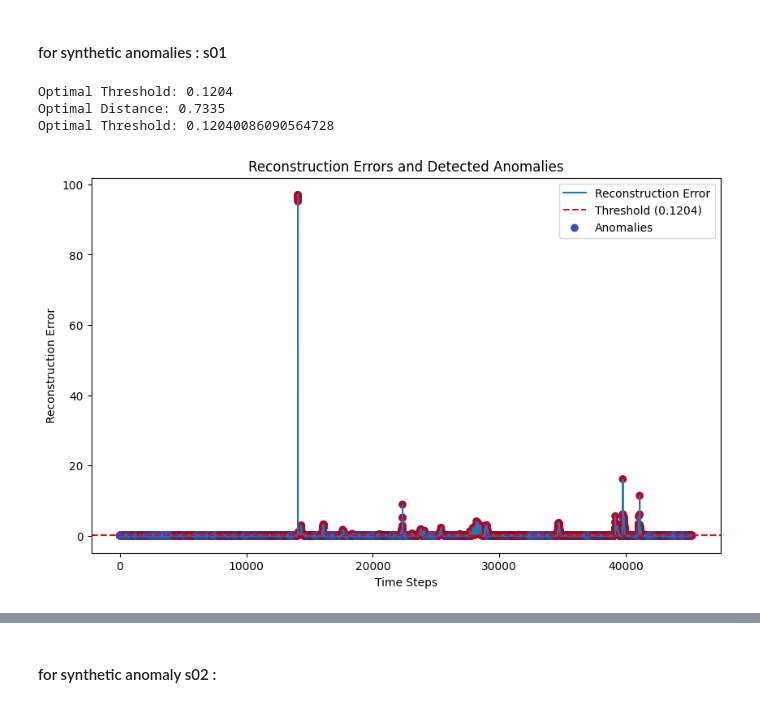
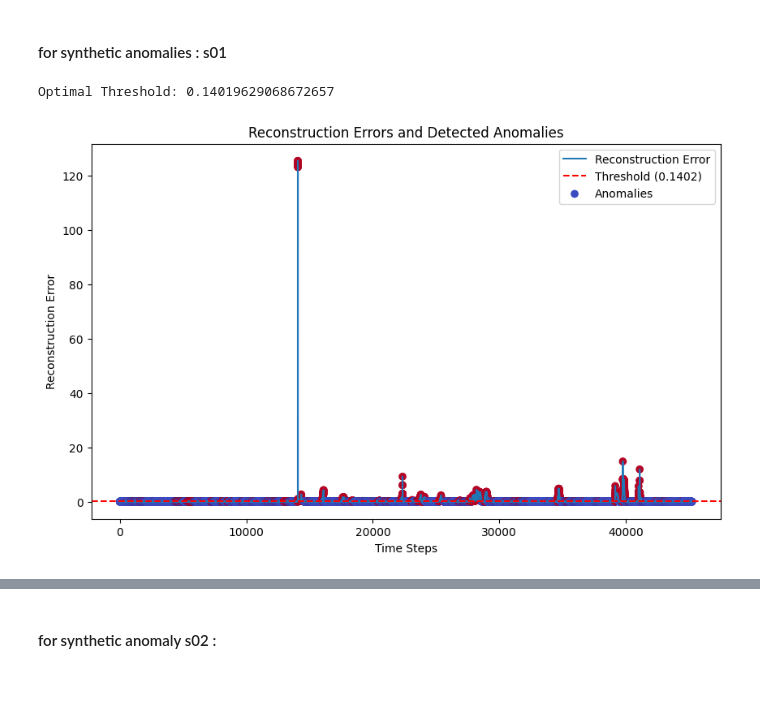
Before and after one commit to j0shcd/ml4pm-project, a Jupyter notebook: Hubert_Tries.ipynb, the cells around one changed output, grey strips where cells are left out. Saved outputs shown, nothing was run; the diff lists cells and outputs as text; code cells hidden in the pictures.

```diff
--- a/Hubert_Tries.ipynb
+++ b/Hubert_Tries.ipynb
@@ -583,0 +663,38 @@ visualize_anomalies(reconstruction_errors, anomaly_scores, threshold)
+# %%
+# Step 4: Get reconstruction errors on validation set
+val_reconstruction = u5_turbine_trained_model(val_tensor)[0]  # Reconstructed outputs
+val_errors = torch.mean((val_tensor - val_reconstruction) ** 2, axis=1).detach().numpy()  # Mean Squared Errors
+
+
+# Step 5 : Define threshold based on the standard deviation :
+
+mean_error = np.mean(val_reconstruction.detach().numpy())
+std_error = np.std(val_errors)
+
+k = 0.210
+threshold = mean_error + k * std_error
+print(f"Threshold: {threshold}")
+
+# # Step 5: Define the threshold using the optimization approach
+# def find_optimal_threshold(val_errors, val_labels=None):
+#     if val_labels is None:
+#         # Simulate "normal" labels since training is only on normal data
+#         val_labels = np.zeros(len(val_errors))
+
+#     # Precision-Recall Curve
+#     precisions, recalls, thresholds = precision_recall_curve(val_labels, val_errors)
+
+#     # Compute F1 scores for all thresholds
+#     f1_scores = 2 * (precisions * recalls) / (precisions + recalls + 1e-10)  # Avoid division by zero
+#     optimal_idx = np.argmax(f1_scores)  # Index of the best F1-score
+#     optimal_threshold = thresholds[optimal_idx]
+
+#     print(f"Optimal Threshold: {optimal_threshold}")
+#     print(f"Best F1-Score: {f1_scores[optimal_idx]}")
+#     return optimal_threshold
+
+# Simulate labels for validation (assuming normal behavior in training data)
+val_labels = np.zeros(len(val_tensor))  # No anomalies in validation set
+
+# Find the optimal threshold
+optimal_threshold = threshold
@@ -641,39 +753,37 @@ ground_truth = torch.tensor(u5_s01_equil_turbine['anomaly'].values, dtype=torch.
 # thresholds = torch.linspace(reconstruction_errors.min().item(), reconstruction_errors.max().item(), steps=100)
 # for th in thresholds:
 #     anomaly_scores = (reconstruction_errors > th).int()
 #     tp = ((anomaly_scores == 1) & (ground_truth == 1)).sum().item()
 #     fp = ((anomaly_scores == 1) & (ground_truth == 0)).sum().item()
 #     fn = ((anomaly_scores == 0) & (ground_truth == 1)).sum().item()
 #     tn = ((anomaly_scores == 0) & (ground_truth == 0)).sum().item()
 
 #     score = custom_score(tp, fp, fn, tn, penalty_fp=3,penalty_fn=2.)
 #     if score > best_score:
 #         best_score = score
 #         best_threshold = th.item()
 
 
 
-# Find the optimal threshold
-optimal_threshold, optimal_distance = find_optimal_threshold_by_distance(ground_truth, reconstruction_errors)
+# # Find the optimal threshold
+# optimal_threshold, optimal_distance = find_optimal_threshold_by_distance(ground_truth, reconstruction_errors)
 
 # Print and use the optimal threshold
 print(f"Optimal Threshold: {optimal_threshold}")
 
 
 
 anomaly_scores = define_anomaly_score(reconstruction_errors, optimal_threshold)
 detected_anomalies = anomaly_scores  # Use the previously calculated anomaly scores
 threshold = optimal_threshold  # Use the float value directly
 optimal_threshold_s1=optimal_threshold
 
 
 # Visualize anomalies
 visualize_anomalies(reconstruction_errors, anomaly_scores, threshold)
 # %% [output]
-Optimal Threshold: 0.1204
-Optimal Distance: 0.7335
-Optimal Threshold: 0.12040086090564728
+Optimal Threshold: 0.14019629068672657
-[figure, old version]
+[figure, new version]
 # %%
 # Assuming `anomaly_scores` is already calculated in the previous cells
 
```
Also changed, not shown: parts of 24 cells of this notebook.
